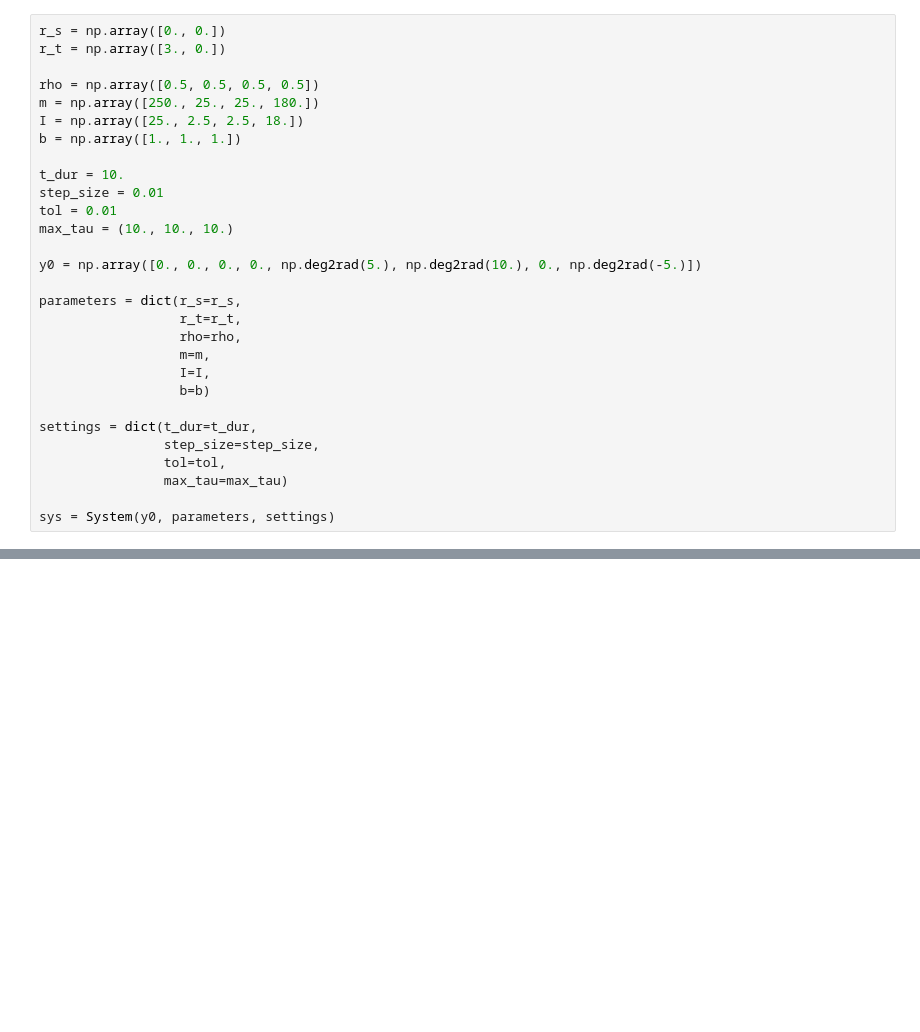
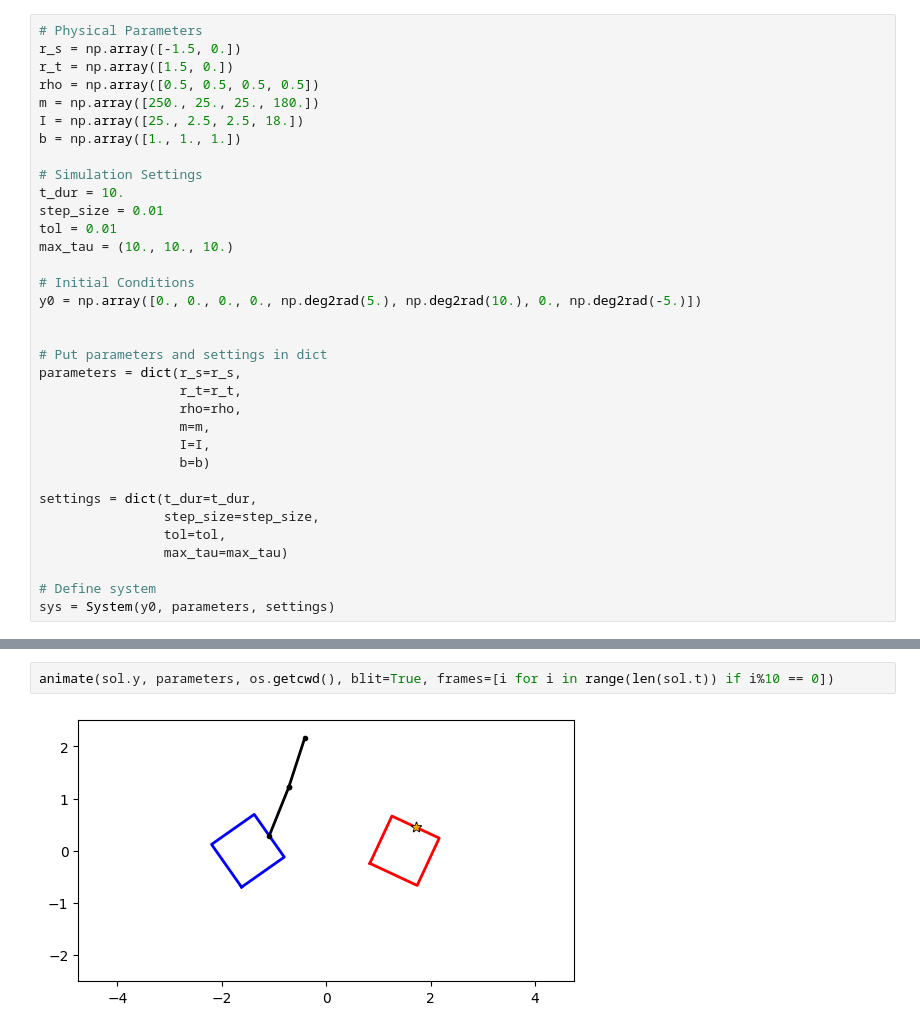
Before and after one commit to uc-steffenr/AEEM6117-final-project, a Jupyter notebook: examples/test_system.ipynb, the cells around one changed output, grey strips where cells are left out. Saved outputs shown, nothing was run; the diff lists cells and outputs as text; blank space fills up the shorter version.

```diff
--- a/examples/test_system.ipynb
+++ b/examples/test_system.ipynb
@@ -5,19 +6,23 @@ from remi import System
 # %%
-r_s = np.array([0., 0.])
-r_t = np.array([3., 0.])
-
+# Physical Parameters
+r_s = np.array([-1.5, 0.])
+r_t = np.array([1.5, 0.])
 rho = np.array([0.5, 0.5, 0.5, 0.5])
 m = np.array([250., 25., 25., 180.])
 I = np.array([25., 2.5, 2.5, 18.])
 b = np.array([1., 1., 1.])
 
+# Simulation Settings
 t_dur = 10.
 step_size = 0.01
 tol = 0.01
 max_tau = (10., 10., 10.)
 
+# Initial Conditions
 y0 = np.array([0., 0., 0., 0., np.deg2rad(5.), np.deg2rad(10.), 0., np.deg2rad(-5.)])
 
+
+# Put parameters and settings in dict
 parameters = dict(r_s=r_s,
                   r_t=r_t,
                   rho=rho,
@@ -30,5 +35,6 @@ settings = dict(t_dur=t_dur,
                 tol=tol,
                 max_tau=max_tau)
 
+# Define system
 sys = System(y0, parameters, settings)
 # %%
@@ -52,0 +69,4 @@ sol.t[-1]
+# %%
+animate(sol.y, parameters, os.getcwd(), blit=True, frames=[i for i in range(len(sol.t)) if i%10 == 0])
+# %% [output]
+[figure, added]
```
Also changed, not shown: parts of 9 cells of this notebook, 5 other files.
